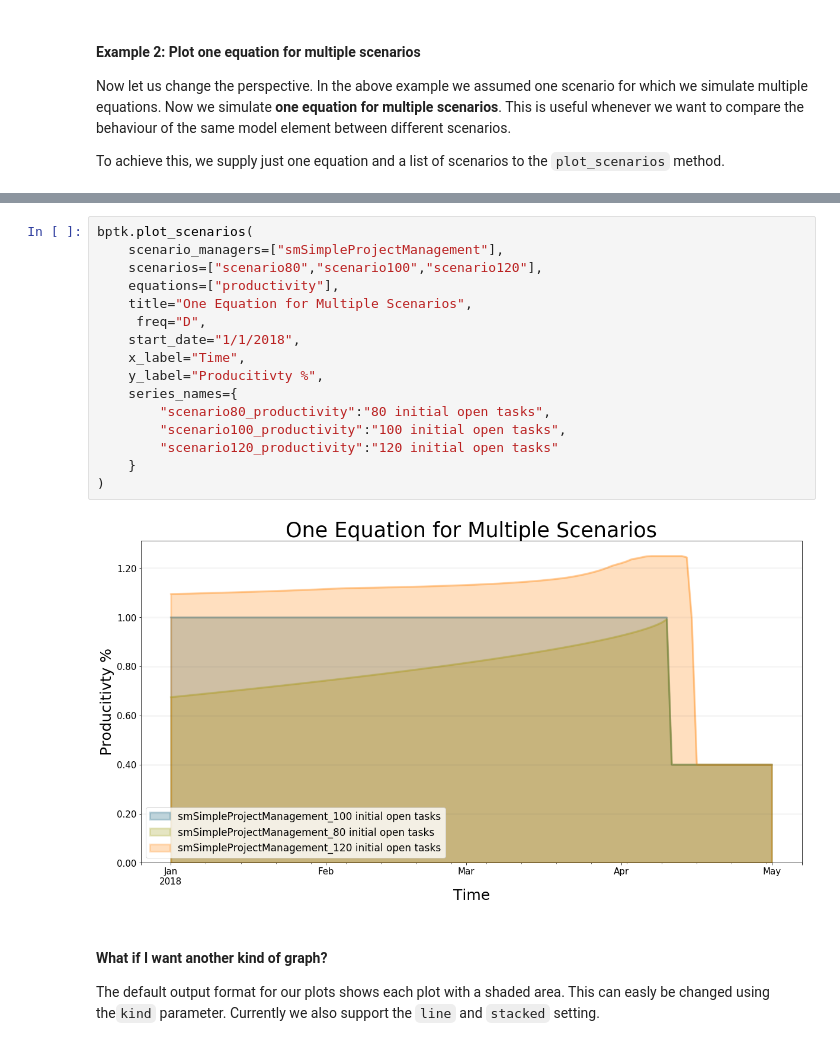
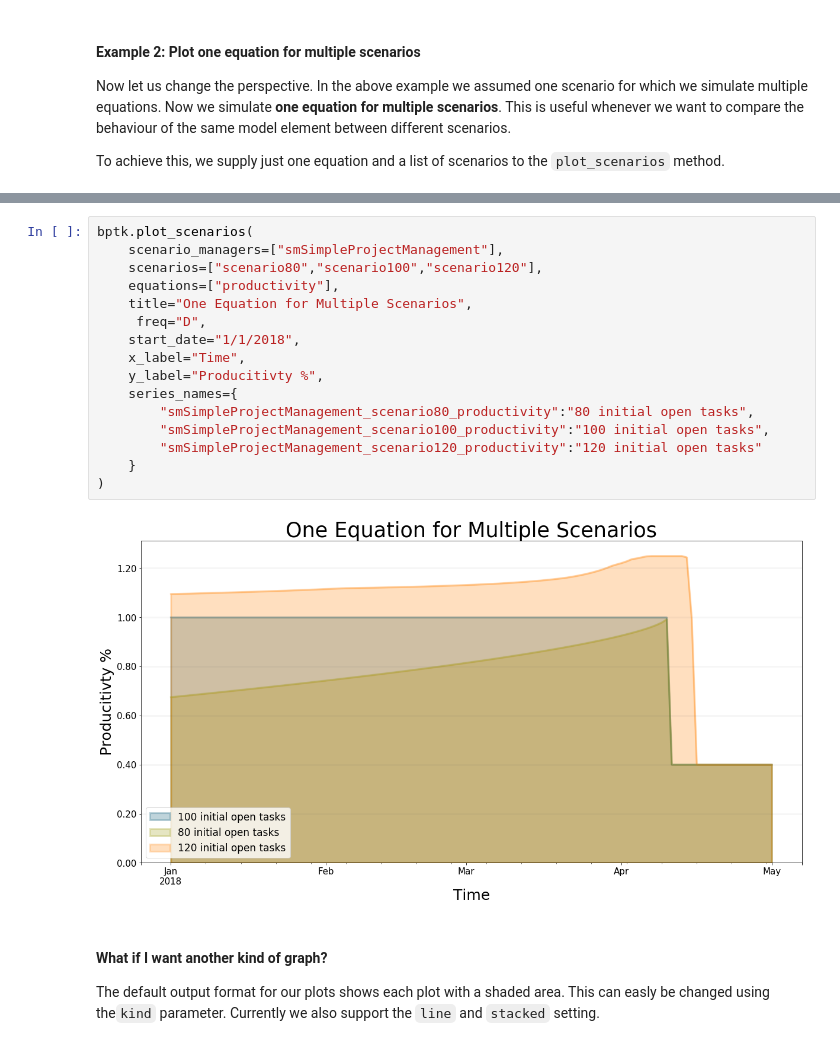
Before and after one commit to transentis/bptk_py_tutorial, a Jupyter notebook: bptk_py_introduction.ipynb, the cells around one changed output, grey strips where cells are left out. Cells and saved outputs as stored; diff of their text form.

```diff
--- a/bptk_py_introduction.ipynb
+++ b/bptk_py_introduction.ipynb
@@ -260,21 +260,21 @@ bptk.plot_scenarios(
 # %%
 bptk.plot_scenarios(
     scenario_managers=["smSimpleProjectManagement"],
     scenarios=["scenario80","scenario100","scenario120"],
     equations=["productivity"],
     title="One Equation for Multiple Scenarios",
      freq="D",
     start_date="1/1/2018",
     x_label="Time",
     y_label="Producitivty %",
     series_names={
-        "scenario80_productivity":"80 initial open tasks",
-        "scenario100_productivity":"100 initial open tasks",
-        "scenario120_productivity":"120 initial open tasks"
+        "smSimpleProjectManagement_scenario80_productivity":"80 initial open tasks",
+        "smSimpleProjectManagement_scenario100_productivity":"100 initial open tasks",
+        "smSimpleProjectManagement_scenario120_productivity":"120 initial open tasks"
     }
 )
 # %% [output]
-[figure, old version]
+[figure, new version]
 # %% [markdown]
 #### What if I want another kind of graph?
 
```
Also changed, not shown: parts of 18 cells of this notebook, 5 other files.
